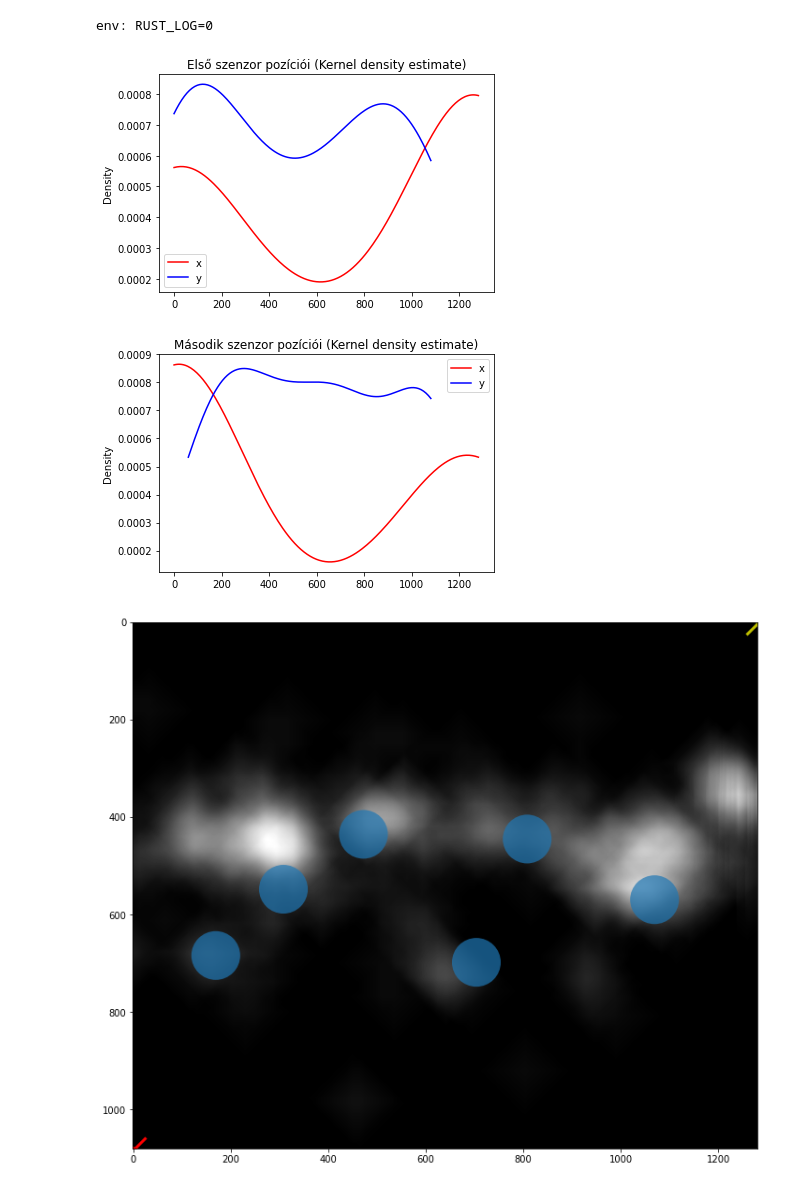
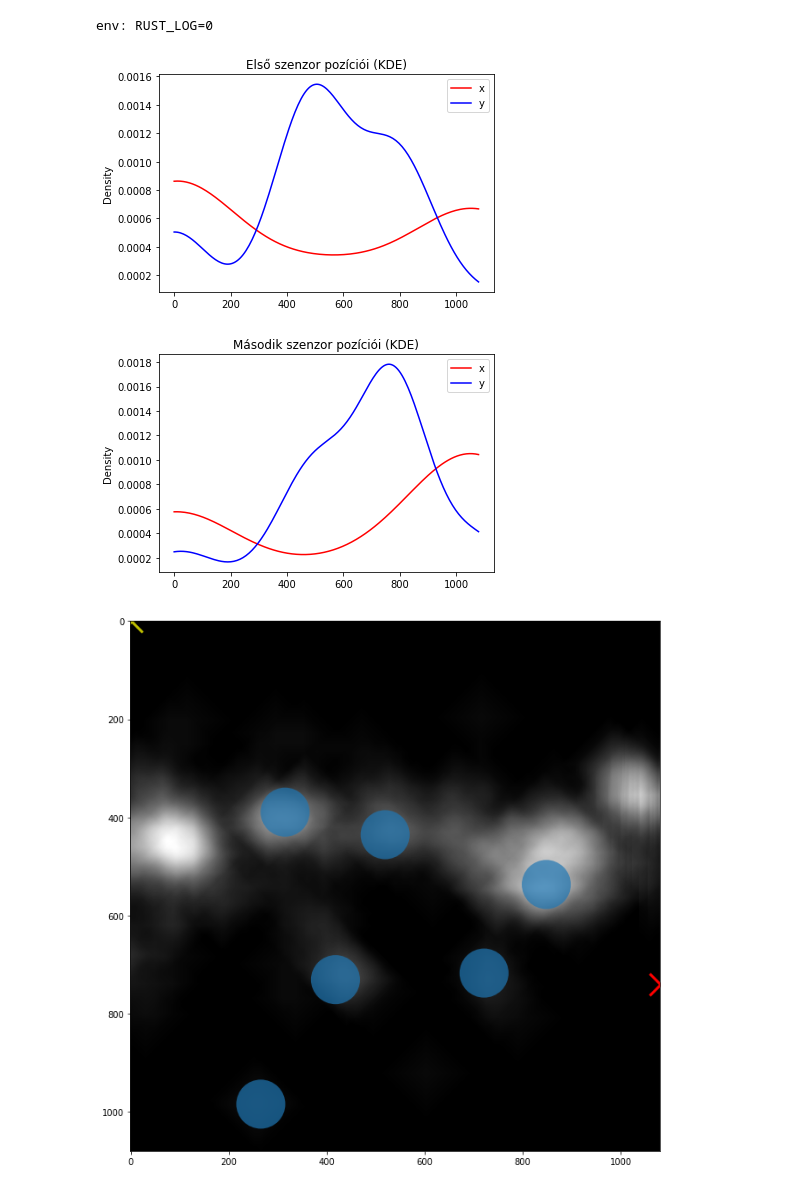
Before and after one commit to Ptrskay3/place_me, a Jupyter notebook: example.ipynb, the cells around one changed output. Drawn from its saved outputs; the diff is of its cells as text; code cells hidden in the pictures.

```diff
--- a/example.ipynb
+++ b/example.ipynb
@@ -11,10 +11,10 @@ from scipy import ndimage as ndi
 from scipy.stats import mode
 from skimage.feature import peak_local_max
 from tqdm import tqdm
-from place_me import run_v2 as optimize
+from place_me import optimize_v2, optimize_v3
 
 data = np.loadtxt('data/heatmap2.txt')
 data = 255 * data / data.max()
-data = data[:, 2560:3840]
+data = data[:, 2760:3840]
 plt.imshow(data);
 # %% [output]
@@ -33,9 +33,11 @@ def plot_from_optimal_coords(data, peaks, arr=None):
     ax.imshow(data, cmap=plt.cm.gray)
     ax.autoscale(False)
     if arr is not None:
-        [x1, y1, x2, y2] = arr
+        [x1, y1, x2, y2,  x3, y3] = arr
         ax.plot(x1, y1, 'yx', markersize=25, markeredgewidth=3)
         ax.plot(x2, y2, 'rx', markersize=25, markeredgewidth=3)
+        if x3 is not None:
+            ax.plot(x3, y3, 'bx', markersize=25, markeredgewidth=3)
 
     for y, x in peaks:
         circ = Circle((x, y), CIRCLE_RADIUS, alpha=0.7)
@@ -73,15 +75,15 @@ r = np.array([])
 
 for i in tqdm(range(NUM_OF_SIM)):
     peaks = peak_local_max(data, min_distance=CIRCLE_RADIUS * 2, num_peaks=6)
-    peaks = peaks + np.random.normal(0, CIRCLE_RADIUS, size=peaks.shape)
+    peaks = peaks + np.random.normal(0, CIRCLE_RADIUS / 4, size=peaks.shape)
     arr = np.c_[peaks, CIRCLE_RADIUS * np.ones(peaks.shape[0])]
     options = {
         'width': data.shape[1],
         'height': data.shape[0],
-        'resolution': 2280,
-        'pixel_step': 10,
+        'resolution': 500,
+        'pixel_step': 20,
     }
-    res = optimize(*arr.T, **options)
+    res = optimize_v2(*arr.T, **options)
     r = np.append(r, res)
 # %% [output]
 env: RUST_LOG=0
@@ -91,24 +93,24 @@ res = np.array(np.array_split(r, NUM_OF_SIM))
 # First sensor
 sns.kdeplot(res[:,0], color='red', cut=0, label="x")
 sns.kdeplot(res[:,1], color='blue', cut=0, label="y")
-plt.title("Első szenzor pozíciói (Kernel density estimate)")
+plt.title("Első szenzor pozíciói (KDE)")
 plt.legend();
 # %% [output]
-[figure, old version]
+[figure, new version]
 # %%
 # Second sensor
 sns.kdeplot(res[:,2], color='red', cut=0, label="x")
 sns.kdeplot(res[:,3], color='blue', cut=0, label="y")
-plt.title("Második szenzor pozíciói (Kernel density estimate)")
+plt.title("Második szenzor pozíciói (KDE)")
 plt.legend();
 # %% [output]
-[figure, old version]
+[figure, new version]
 # %%
 x1 = mode(res[:,0])
 y1 = mode(res[:,1])
 x2 = mode(res[:,2])
 y2 = mode(res[:,3])
 # %%
-plot_from_optimal_coords(data, peaks, [x1.mode[0], y1.mode[0], x2.mode[0], y2.mode[0]])
+plot_from_optimal_coords(data, peaks, [x1.mode[0], y1.mode[0], x2.mode[0], y2.mode[0], None, None])
 # %% [output]
-[figure, old version]
+[figure, new version]
```
Also changed, not shown: parts of 6 cells of this notebook, 2 other files.
